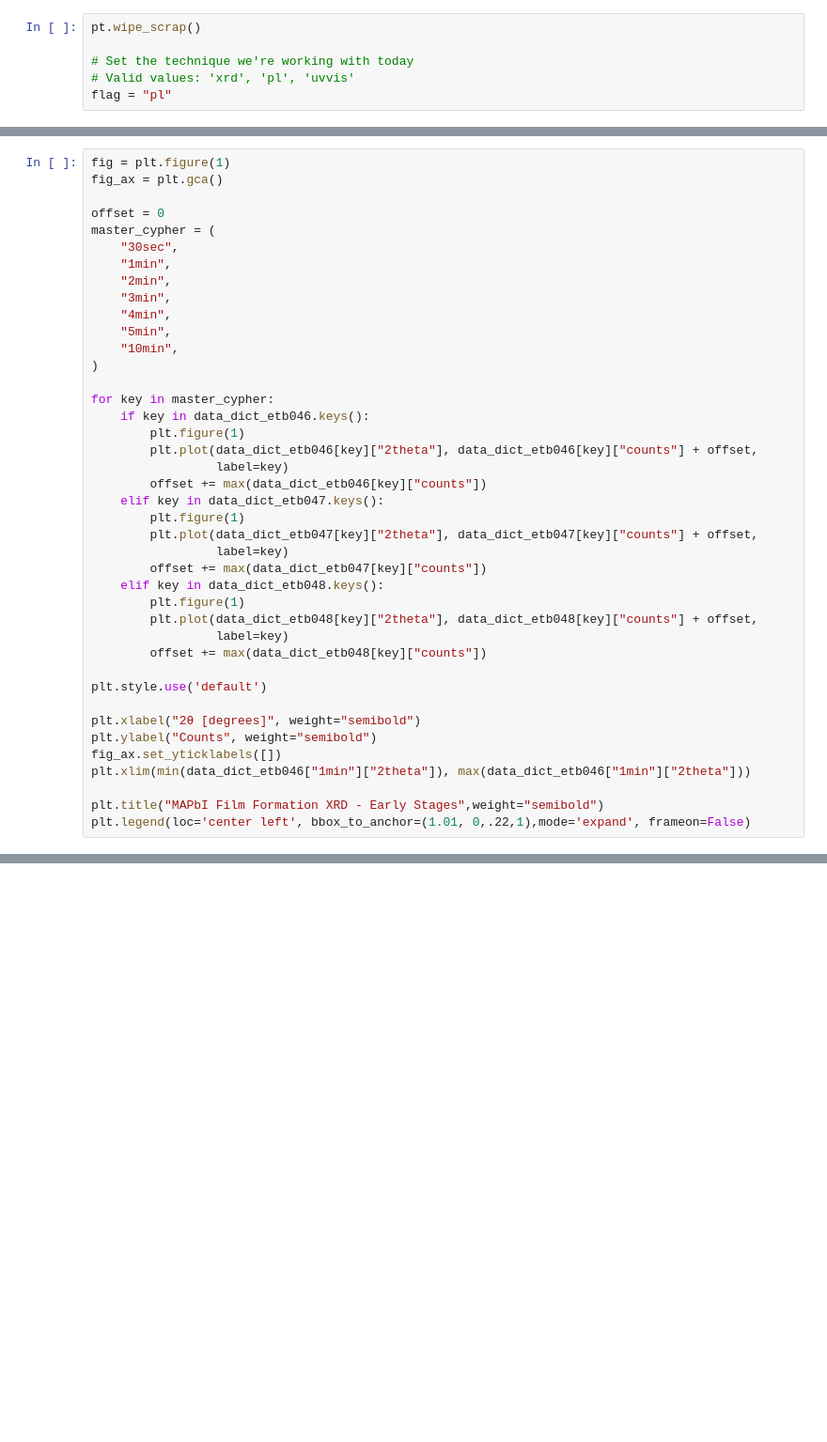
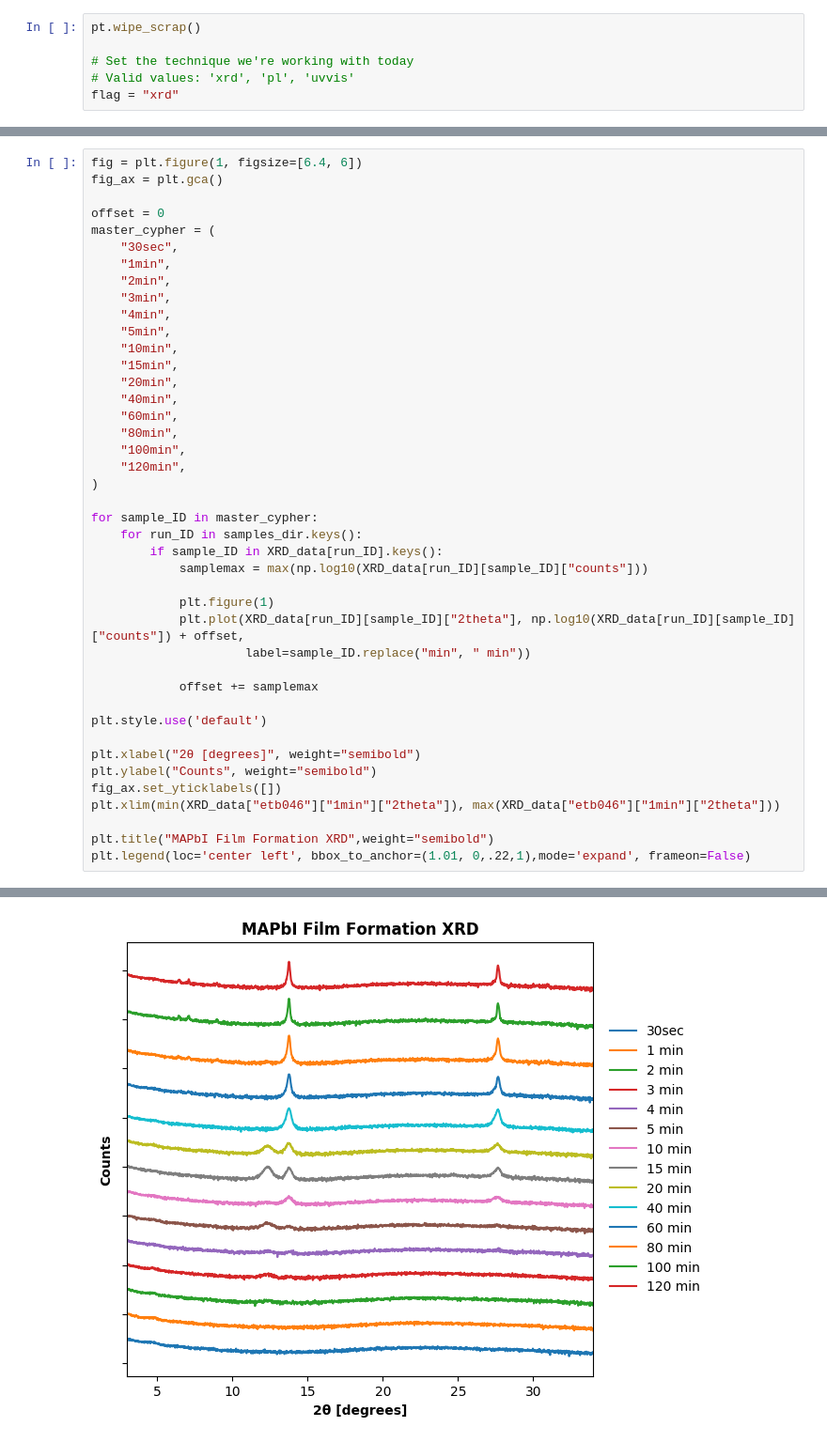
Before and after one commit to tomasbar/sciencetools_py, a Jupyter notebook: main.ipynb, the cells around one changed output, grey strips where cells are left out. Shown: that part at 94% size. Cells and saved outputs as stored; diff of their text form; blank space fills up the shorter version.

```diff
--- a/main.ipynb
+++ b/main.ipynb
@@ -12,4 +18,4 @@ pt.wipe_scrap()
 
 # Set the technique we're working with today
 # Valid values: 'xrd', 'pl', 'uvvis'
-flag = "pl"
+flag = "xrd"
@@ -54,5 +89,5 @@ cypher_etb048 = (
 # %%
-fig = plt.figure(1)
+fig = plt.figure(1, figsize=[6.4, 6])
 fig_ax = plt.gca()
 
 offset = 0
@@ -64,31 +99,33 @@ master_cypher = (
     "4min",
     "5min",
     "10min",
+    "15min",
+    "20min",
+    "40min",
+    "60min",
+    "80min",
+    "100min",
+    "120min",
 )
 
-for key in master_cypher:
-    if key in data_dict_etb046.keys():
-        plt.figure(1)
-        plt.plot(data_dict_etb046[key]["2theta"], data_dict_etb046[key]["counts"] + offset,
-                 label=key)
-        offset += max(data_dict_etb046[key]["counts"])
-    elif key in data_dict_etb047.keys():
-        plt.figure(1)
-        plt.plot(data_dict_etb047[key]["2theta"], data_dict_etb047[key]["counts"] + offset,
-                 label=key)
-        offset += max(data_dict_etb047[key]["counts"])
-    elif key in data_dict_etb048.keys():
-        plt.figure(1)
-        plt.plot(data_dict_etb048[key]["2theta"], data_dict_etb048[key]["counts"] + offset,
-                 label=key)
-        offset += max(data_dict_etb048[key]["counts"])
+for sample_ID in master_cypher:
+    for run_ID in samples_dir.keys():
+        if sample_ID in XRD_data[run_ID].keys():
+            samplemax = max(np.log10(XRD_data[run_ID][sample_ID]["counts"]))
+
+            plt.figure(1)
+            plt.plot(XRD_data[run_ID][sample_ID]["2theta"], np.log10(XRD_data[run_ID][sample_ID]["counts"]) + offset,
+                     label=sample_ID.replace("min", " min"))
+
+            offset += samplemax
 
 plt.style.use('default')
 
 plt.xlabel("2θ [degrees]", weight="semibold")
 plt.ylabel("Counts", weight="semibold")
 fig_ax.set_yticklabels([])
-plt.xlim(min(data_dict_etb046["1min"]["2theta"]), max(data_dict_etb046["1min"]["2theta"]))
+plt.xlim(min(XRD_data["etb046"]["1min"]["2theta"]), max(XRD_data["etb046"]["1min"]["2theta"]))
 
-plt.title("MAPbI Film Formation XRD - Early Stages",weight="semibold")
+plt.title("MAPbI Film Formation XRD",weight="semibold")
 plt.legend(loc='center left', bbox_to_anchor=(1.01, 0,.22,1),mode='expand', frameon=False)
+# %% [output]
@@ -95 +133,2 @@ plt.legend(loc='center left', bbox_to_anchor=(1.01, 0,.22,1),mode='expand', fram
+[figure, added]
 # %%
```
Also changed, not shown: parts of 16 cells of this notebook, 8 other files.
